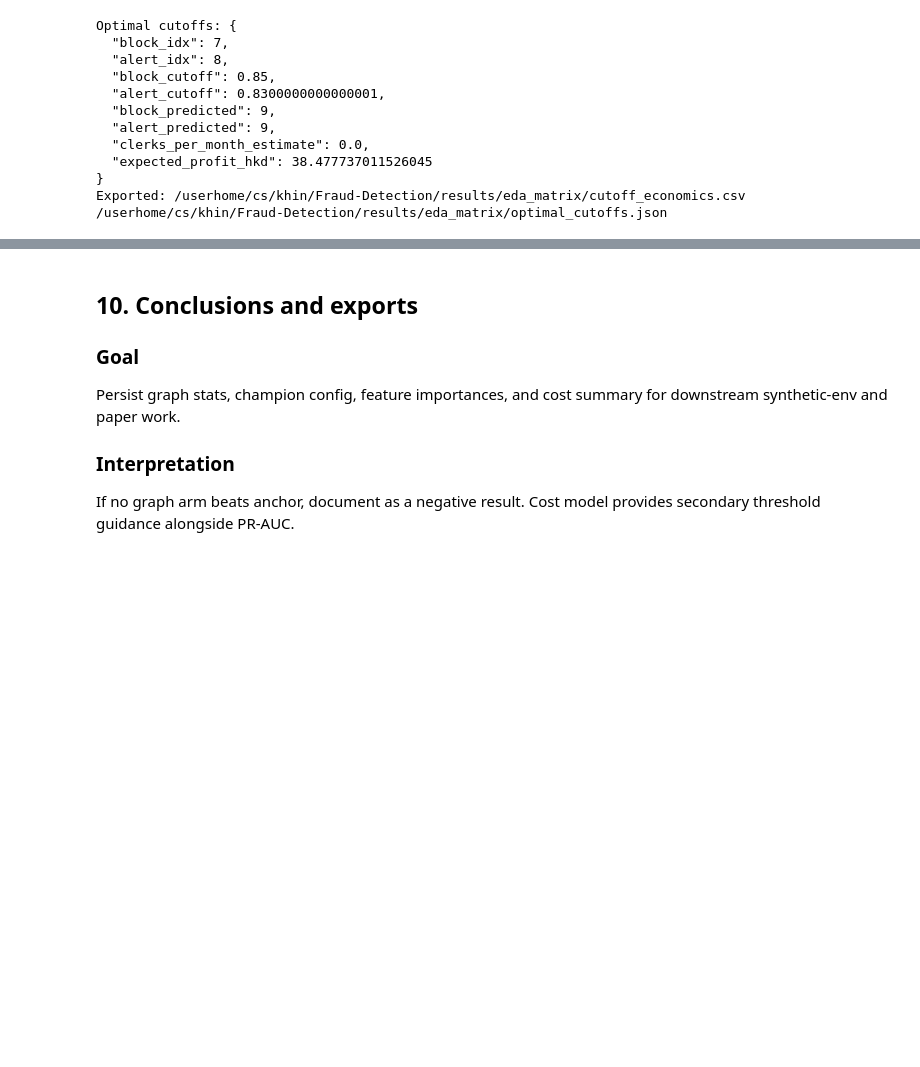
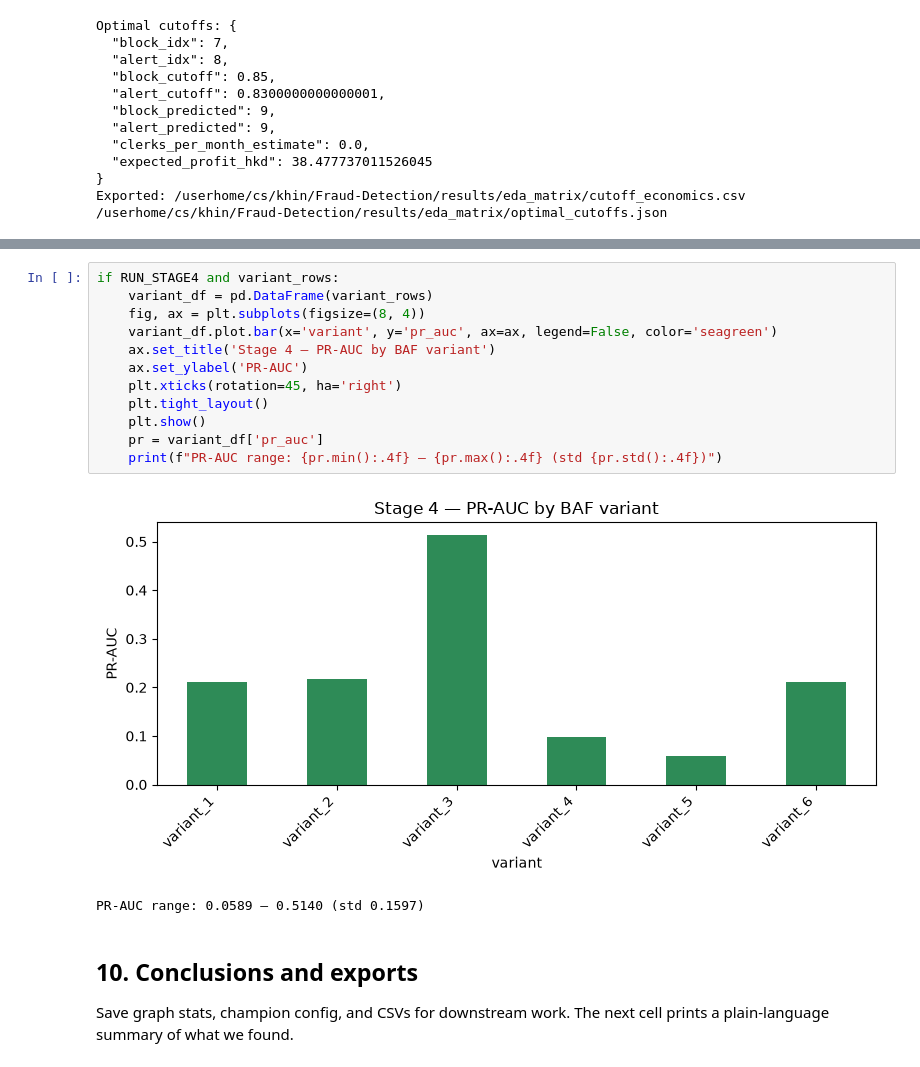
Before and after one commit to kin-mrqz/fraud-detection-eda, a Jupyter notebook: notebooks/experiments/eda_gap_matrix_executed.ipynb, the cells around one changed output, grey strips where cells are left out. Saved outputs shown, nothing was run; the diff lists cells and outputs as text; blank space fills up the shorter version.

```diff
--- a/notebooks/experiments/eda_gap_matrix_executed.ipynb
+++ b/notebooks/experiments/eda_gap_matrix_executed.ipynb
@@ -675,8 +695,19 @@ Stage 4 skipped — enable RUN_STAGE4 after champion is frozen.
+# %%
+if RUN_STAGE4 and variant_rows:
+    variant_df = pd.DataFrame(variant_rows)
+    fig, ax = plt.subplots(figsize=(8, 4))
+    variant_df.plot.bar(x='variant', y='pr_auc', ax=ax, legend=False, color='seagreen')
+    ax.set_title('Stage 4 — PR-AUC by BAF variant')
+    ax.set_ylabel('PR-AUC')
+    plt.xticks(rotation=45, ha='right')
+    plt.tight_layout()
+    plt.show()
+    pr = variant_df['pr_auc']
+    print(f"PR-AUC range: {pr.min():.4f} – {pr.max():.4f} (std {pr.std():.4f})")
+# %% [output]
+[figure, added]
+PR-AUC range: 0.0589 – 0.5140 (std 0.1597)
 # %% [markdown]
 ## 10. Conclusions and exports
 
-### Goal
-Persist graph stats, champion config, feature importances, and cost summary for downstream synthetic-env and paper work.
-
-### Interpretation
-If no graph arm beats anchor, document as a negative result. Cost model provides secondary threshold guidance alongside PR-AUC.
+Save graph stats, champion config, and CSVs for downstream work. The next cell prints a plain-language summary of what we found.
```
Also changed, not shown: parts of 16 cells of this notebook, 5 other files.
